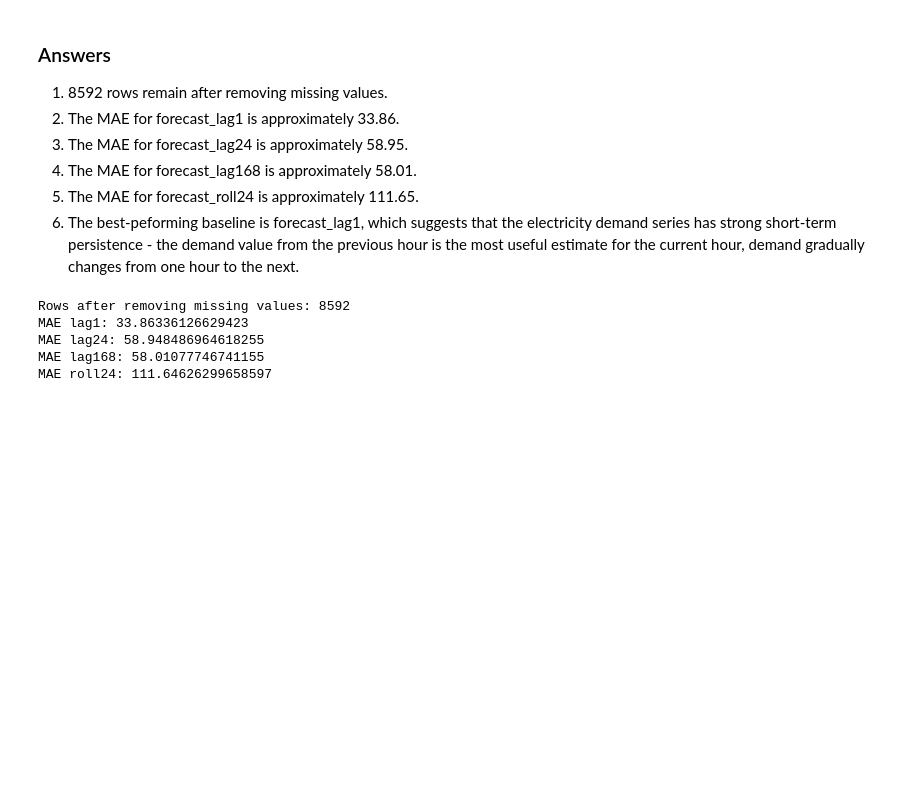
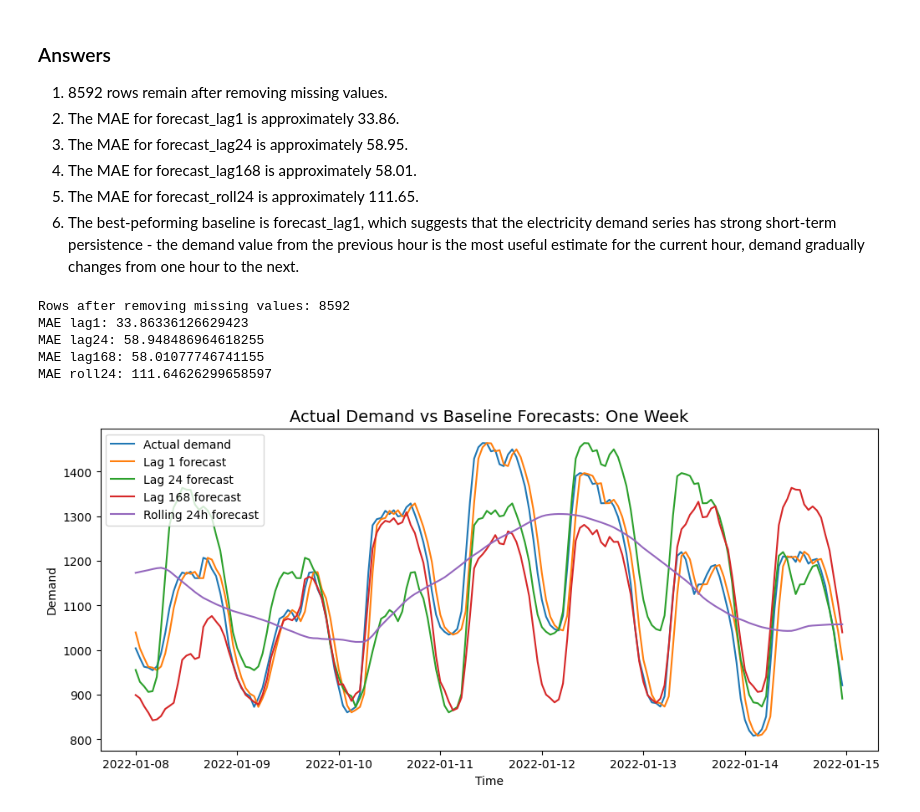
Before and after one commit to HannaVallner/energy_informatics_tasks, a Jupyter notebook: week_9/timeseries_intro.ipynb, the cells around one changed output. Saved outputs shown, nothing was run; the diff lists cells and outputs as text; code cells hidden in the pictures; blank space fills up the shorter version.

Commit message:
Added visualizing exercise to week 9

```diff
--- a/week_9/timeseries_intro.ipynb
+++ b/week_9/timeseries_intro.ipynb
@@ -102,3 +112,21 @@ MAE lag1: 33.86336126629423
 MAE lag24: 58.948486964618255
 MAE lag168: 58.01077746741155
 MAE roll24: 111.64626299658597
+# %%
+plot_data = baseline.iloc[:168]
+
+plt.figure(figsize=(12, 5))
+
+plt.plot(plot_data.index, plot_data["demand"], label="Actual demand")
+plt.plot(plot_data.index, plot_data["forecast_lag1"], label="Lag 1 forecast")
+plt.plot(plot_data.index, plot_data["forecast_lag24"], label="Lag 24 forecast")
+plt.plot(plot_data.index, plot_data["forecast_lag168"], label="Lag 168 forecast")
+plt.plot(plot_data.index, plot_data["forecast_roll24"], label="Rolling 24h forecast")
+
+plt.title("Actual Demand vs Baseline Forecasts: One Week", fontsize=14)
+plt.xlabel("Time")
+plt.ylabel("Demand")
+plt.legend()
+plt.show()
+# %% [output]
+[figure, added]
```
Also changed, not shown: parts of 1 cell of this notebook.
